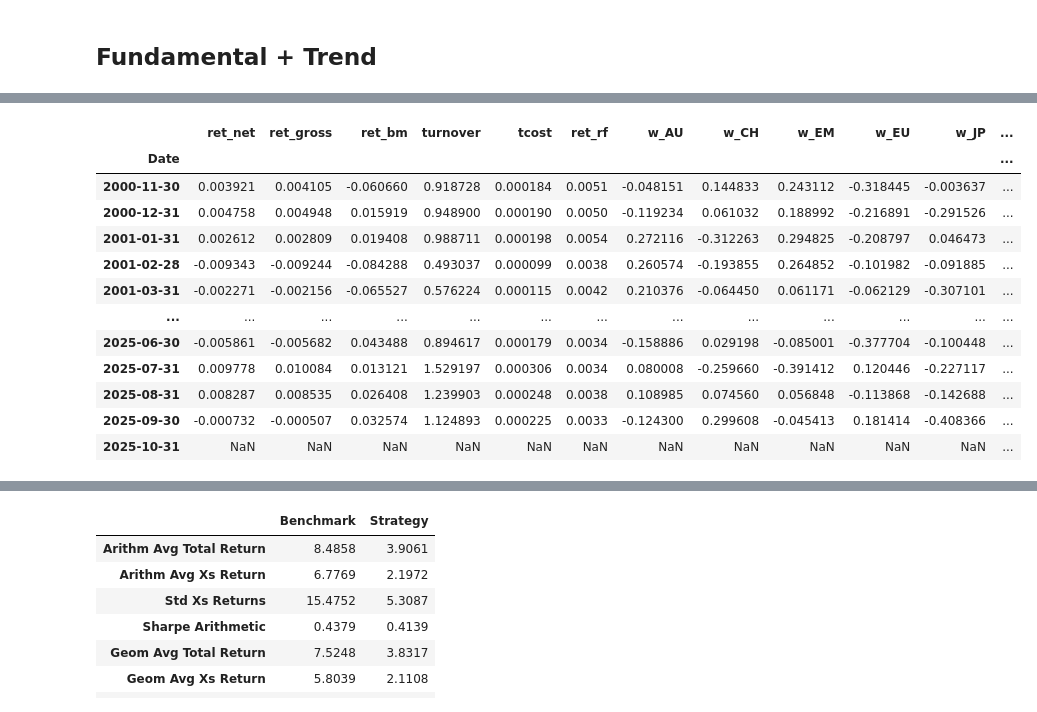
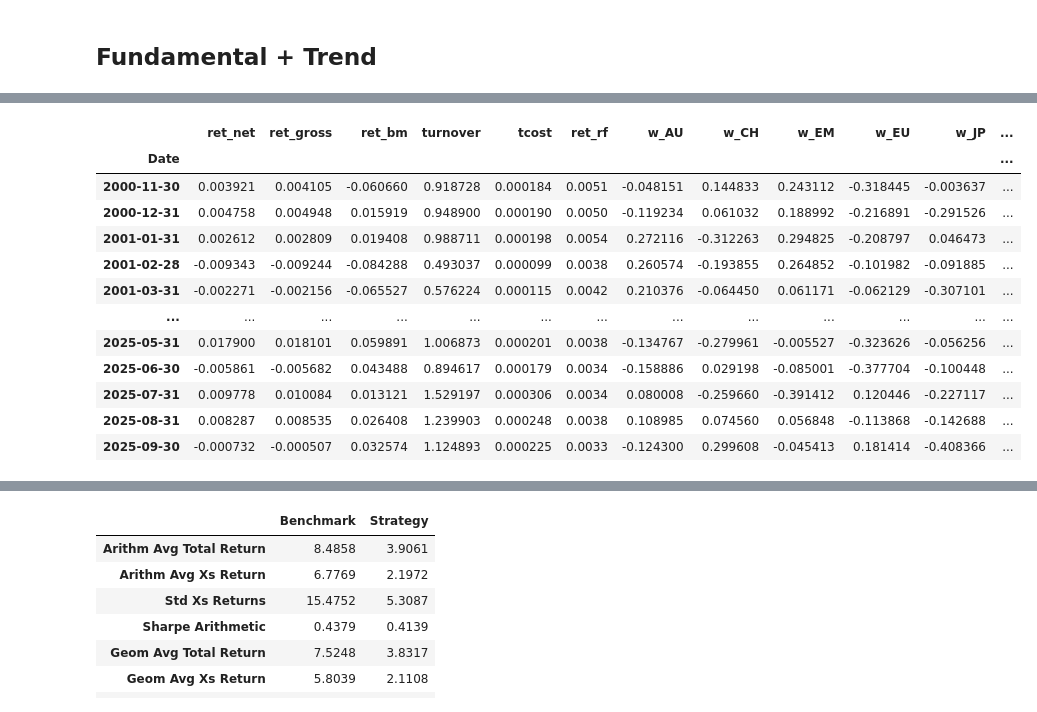
Before and after one commit to DanUZH/PMP_December_8, a Jupyter notebook: Code/Combined_Portfolio.ipynb, the cells around one changed output, grey strips where cells are left out. Drawn from its saved outputs; the diff is of its cells as text; code cells hidden in the pictures.

Commit message:
Combined

```diff
--- a/Code/Combined_Portfolio.ipynb
+++ b/Code/Combined_Portfolio.ipynb
@@ -321,90 +381,27 @@ fundamental_equity_results
 # %%
-import pandas as pd
+final_results = combine_strategy_results(
+    dfs=[
+        fundamental_equity_results,
+        trend_equity_results,
+        trend_bond_results,
+        trend_fx_results,
+        trend_rates_results,
+    ],
+    weights=[0.50, 0.125, 0.125, 0.125, 0.125]
+)
 
-# --------------------------------------------------------
-# 1) List of strategy result DataFrames
-# --------------------------------------------------------
-dfs = [
-    fundamental_equity_results,
-    trend_equity_results,
-    trend_bond_results,
-    trend_fx_results,
-    trend_rates_results,
-]
-
-# --------------------------------------------------------
-# 2) Strategy weights (must sum to 1)
-# --------------------------------------------------------
-weights_strat = [0.50, 0.125, 0.125, 0.125, 0.125]
-
-# --------------------------------------------------------
-# 3) Align all strategies on the same date index
-# --------------------------------------------------------
-common_index = dfs[0].index
-dfs_aligned = [df.reindex(common_index) for df in dfs]
-
-# --------------------------------------------------------
-# 4) Combine performance metrics
-# --------------------------------------------------------
-ret_net_combined   = sum(w * df["ret_net"]   for w, df in zip(weights_strat, dfs_aligned))
-ret_gross_combined = sum(w * df["ret_gross"] for w, df in zip(weights_strat, dfs_aligned))
-ret_bm_combined    = sum(w * df["ret_bm"]    for w, df in zip(weights_strat, dfs_aligned))
-turnover_combined  = sum(w * df["turnover"]  for w, df in zip(weights_strat, dfs_aligned))
-tcost_combined     = sum(w * df["tcost"]     for w, df in zip(weights_strat, dfs_aligned))
-ret_rf_combined    = sum(w * df["ret_rf"]    for w, df in zip(weights_strat, dfs_aligned))
-
-# --------------------------------------------------------
-# 5) Create combined result table (performance only)
-# --------------------------------------------------------
-final_results = pd.DataFrame({
-    "ret_net": ret_net_combined,
-    "ret_gross": ret_gross_combined,
-    "ret_bm": ret_bm_combined,
-    "turnover": turnover_combined,
-    "tcost": tcost_combined,
-    "ret_rf": ret_rf_combined,
-})
-
-# --------------------------------------------------------
-# 6) Collect all region/country weight columns across strategies
-#    (some strategies may not have certain columns)
-# --------------------------------------------------------
-region_cols = sorted({
-    col for df in dfs_aligned for col in df.columns
-    if col.startswith("w_")
-})
-
-# --------------------------------------------------------
-# 7) Ensure each strategy DataFrame has all weight columns
-#    Missing columns are filled with 0 (meaning: no exposure)
-# --------------------------------------------------------
-for i, df in enumerate(dfs_aligned):
-    for reg in region_cols:
-        if reg not in df.columns:
-            dfs_aligned[i][reg] = 0.0
-
-# --------------------------------------------------------
-# 8) Combine weights using the strategy weights
-#    This produces the final region/currency exposure
-# --------------------------------------------------------
-for reg in region_cols:
-    final_results[reg] = sum(w * df[reg] for w, df in zip(weights_strat, dfs_aligned))
-
-# --------------------------------------------------------
-# 9) Final combined DataFrame
-# --------------------------------------------------------
 final_results
 # %% [output]
 |  | ret_net | ret_gross | ret_bm | turnover | tcost | ret_rf | w_AU | w_CH | w_EM | w_EU | w_JP | ... |
 | Date |  |  |  |  |  |  |  |  |  |  |  | ... |
 | 2000-11-30 | 0.003921 | 0.004105 | -0.060660 | 0.918728 | 0.000184 | 0.0051 | -0.048151 | 0.144833 | 0.243112 | -0.318445 | -0.003637 | ... |
 | 2000-12-31 | 0.004758 | 0.004948 | 0.015919 | 0.948900 | 0.000190 | 0.0050 | -0.119234 | 0.061032 | 0.188992 | -0.216891 | -0.291526 | ... |
 | 2001-01-31 | 0.002612 | 0.002809 | 0.019408 | 0.988711 | 0.000198 | 0.0054 | 0.272116 | -0.312263 | 0.294825 | -0.208797 | 0.046473 | ... |
 | 2001-02-28 | -0.009343 | -0.009244 | -0.084288 | 0.493037 | 0.000099 | 0.0038 | 0.260574 | -0.193855 | 0.264852 | -0.101982 | -0.091885 | ... |
 | 2001-03-31 | -0.002271 | -0.002156 | -0.065527 | 0.576224 | 0.000115 | 0.0042 | 0.210376 | -0.064450 | 0.061171 | -0.062129 | -0.307101 | ... |
 | ... | ... | ... | ... | ... | ... | ... | ... | ... | ... | ... | ... | ... |
+| 2025-05-31 | 0.017900 | 0.018101 | 0.059891 | 1.006873 | 0.000201 | 0.0038 | -0.134767 | -0.279961 | -0.005527 | -0.323626 | -0.056256 | ... |
 | 2025-06-30 | -0.005861 | -0.005682 | 0.043488 | 0.894617 | 0.000179 | 0.0034 | -0.158886 | 0.029198 | -0.085001 | -0.377704 | -0.100448 | ... |
 | 2025-07-31 | 0.009778 | 0.010084 | 0.013121 | 1.529197 | 0.000306 | 0.0034 | 0.080008 | -0.259660 | -0.391412 | 0.120446 | -0.227117 | ... |
 | 2025-08-31 | 0.008287 | 0.008535 | 0.026408 | 1.239903 | 0.000248 | 0.0038 | 0.108985 | 0.074560 | 0.056848 | -0.113868 | -0.142688 | ... |
 | 2025-09-30 | -0.000732 | -0.000507 | 0.032574 | 1.124893 | 0.000225 | 0.0033 | -0.124300 | 0.299608 | -0.045413 | 0.181414 | -0.408366 | ... |
-| 2025-10-31 | NaN | NaN | NaN | NaN | NaN | NaN | NaN | NaN | NaN | NaN | NaN | ... |
```
Also changed, not shown: parts of 5 cells of this notebook, 1 other file.
